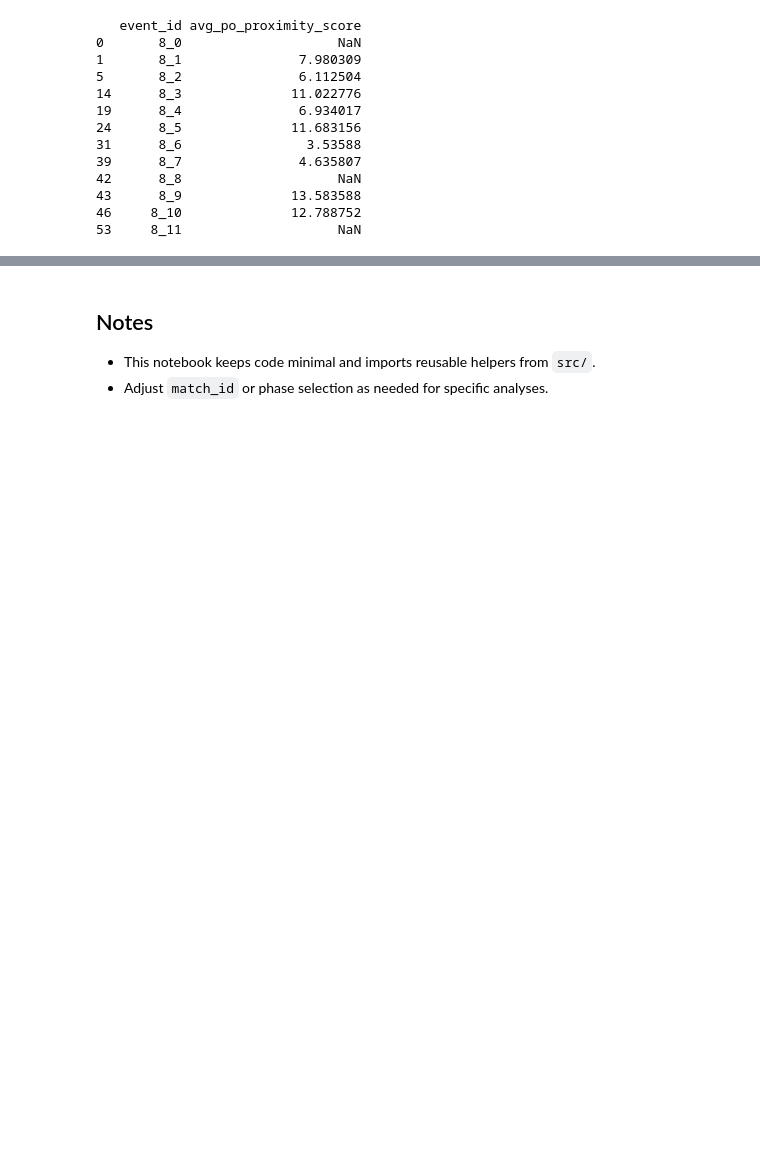
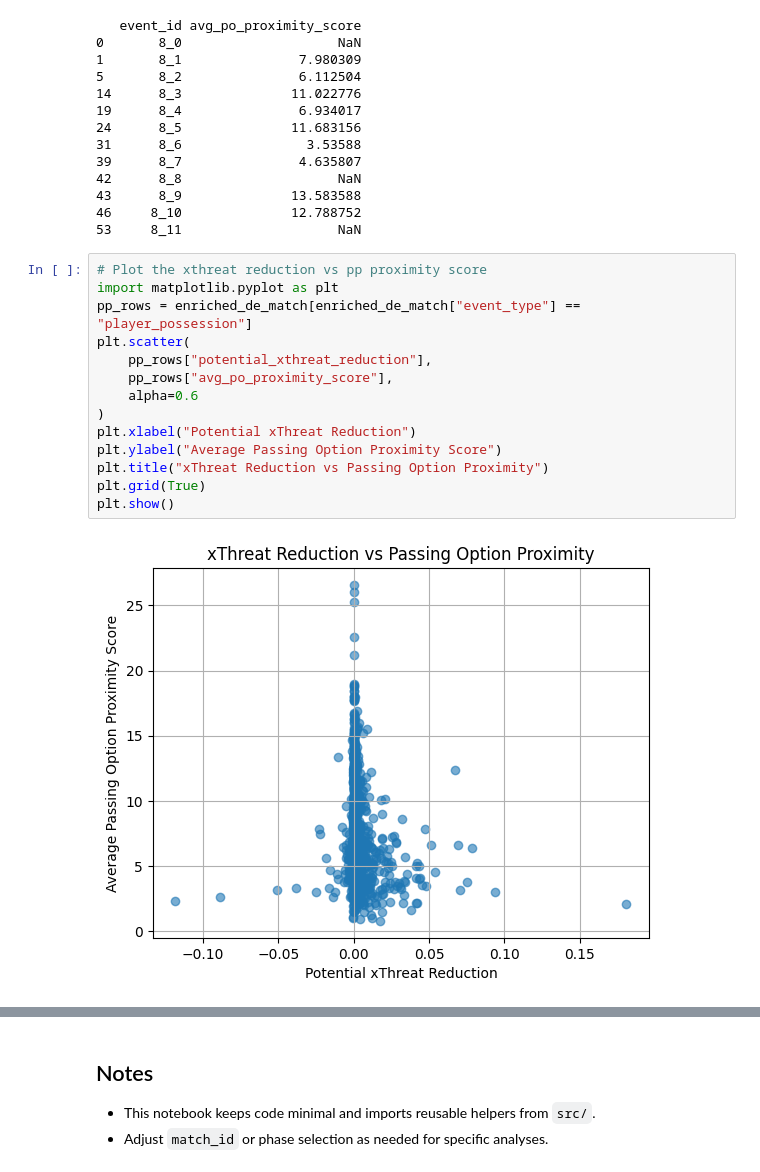
Before and after one commit to falguni7/analytics_cup_research_fg, a Jupyter notebook: submission.ipynb, the cells around one changed output, grey strips where cells are left out. Cells and saved outputs as stored; diff of their text form; blank space fills up the shorter version.

```diff
--- a/submission.ipynb
+++ b/submission.ipynb
@@ -407,3 +407,19 @@ print(
 43      8_9              13.583588
 46     8_10              12.788752
 53     8_11                    NaN
+# %%
+# Plot the xthreat reduction vs pp proximity score
+import matplotlib.pyplot as plt
+pp_rows = enriched_de_match[enriched_de_match["event_type"] == "player_possession"]
+plt.scatter(
+    pp_rows["potential_xthreat_reduction"],
+    pp_rows["avg_po_proximity_score"],
+    alpha=0.6
+)
+plt.xlabel("Potential xThreat Reduction")
+plt.ylabel("Average Passing Option Proximity Score")
+plt.title("xThreat Reduction vs Passing Option Proximity")
+plt.grid(True)
+plt.show()
+# %% [output]
+[figure, added]
```
Also changed, not shown: parts of 3 cells of this notebook.
